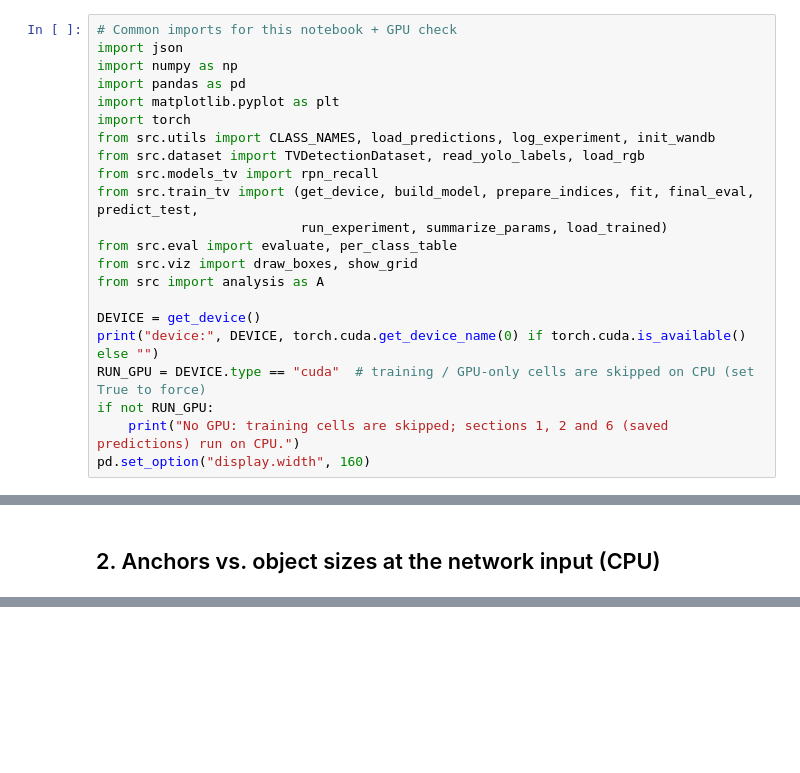
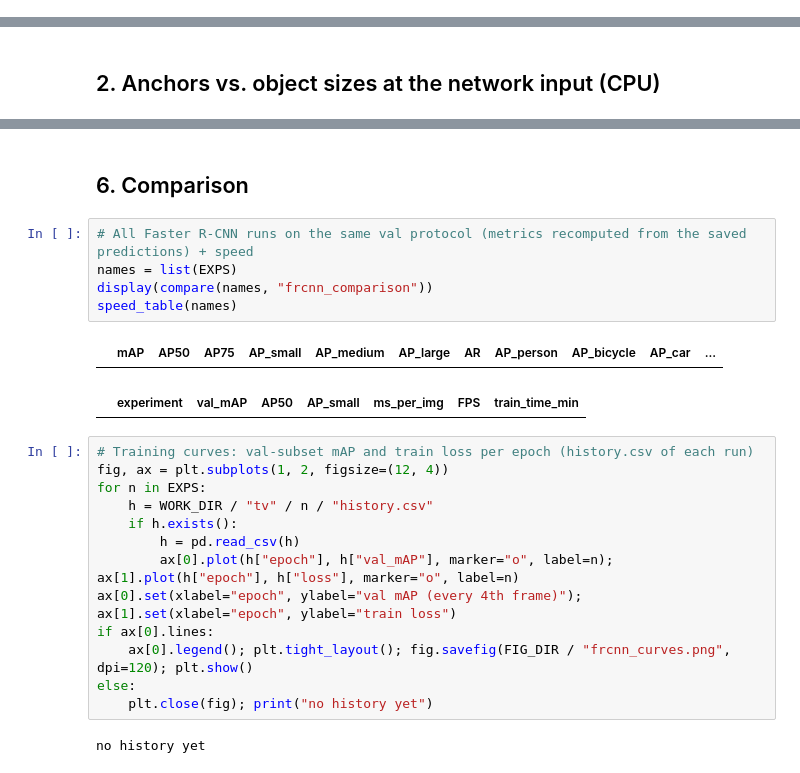
Before and after one commit to ystacy-ab/Video-Detection-HW2, a Jupyter notebook: notebooks/02_faster_rcnn.ipynb, the cells around one changed output, grey strips where cells are left out. Cells and saved outputs as stored; diff of their text form; blank space fills up the shorter version.

```diff
--- a/notebooks/02_faster_rcnn.ipynb
+++ b/notebooks/02_faster_rcnn.ipynb
@@ -76,22 +72,0 @@ frcnn_tuned          anchors=[16, 32, 64, 128, 256] input=1024/1824 box_pos=0.5
-# %%
-# Common imports for this notebook + GPU check
-import json
-import numpy as np
-import pandas as pd
-import matplotlib.pyplot as plt
-import torch
-from src.utils import CLASS_NAMES, load_predictions, log_experiment, init_wandb
-from src.dataset import TVDetectionDataset, read_yolo_labels, load_rgb
-from src.models_tv import rpn_recall
-from src.train_tv import (get_device, build_model, prepare_indices, fit, final_eval, predict_test,
-                          run_experiment, summarize_params, load_trained)
-from src.eval import evaluate, per_class_table
-from src.viz import draw_boxes, show_grid
-from src import analysis as A
-
-DEVICE = get_device()
-print("device:", DEVICE, torch.cuda.get_device_name(0) if torch.cuda.is_available() else "")
-RUN_GPU = DEVICE.type == "cuda"  # training / GPU-only cells are skipped on CPU (set True to force)
-if not RUN_GPU:
-    print("No GPU: training cells are skipped; sections 1, 2 and 6 (saved predictions) run on CPU.")
-pd.set_option("display.width", 160)
@@ -403,0 +217,25 @@ if RUN_GPU and (WORK_DIR / "tv" / BEST / "last.pt").exists():
+# %% [markdown]
+## 6. Comparison
+# %%
+# All Faster R-CNN runs on the same val protocol (metrics recomputed from the saved predictions) + speed
+names = list(EXPS)
+display(compare(names, "frcnn_comparison"))
+speed_table(names)
+# %% [output]
+|  | mAP | AP50 | AP75 | AP_small | AP_medium | AP_large | AR | AP_person | AP_bicycle | AP_car | ... |
+|  | experiment | val_mAP | AP50 | AP_small | ms_per_img | FPS | train_time_min |
+# %%
+# Training curves: val-subset mAP and train loss per epoch (history.csv of each run)
+fig, ax = plt.subplots(1, 2, figsize=(12, 4))
+for n in EXPS:
+    h = WORK_DIR / "tv" / n / "history.csv"
+    if h.exists():
+        h = pd.read_csv(h)
+        ax[0].plot(h["epoch"], h["val_mAP"], marker="o", label=n); ax[1].plot(h["epoch"], h["loss"], marker="o", label=n)
+ax[0].set(xlabel="epoch", ylabel="val mAP (every 4th frame)"); ax[1].set(xlabel="epoch", ylabel="train loss")
+if ax[0].lines:
+    ax[0].legend(); plt.tight_layout(); fig.savefig(FIG_DIR / "frcnn_curves.png", dpi=120); plt.show()
+else:
+    plt.close(fig); print("no history yet")
+# %% [output]
+no history yet
```
Also changed, not shown: parts of 56 cells of this notebook, 33 other files.
